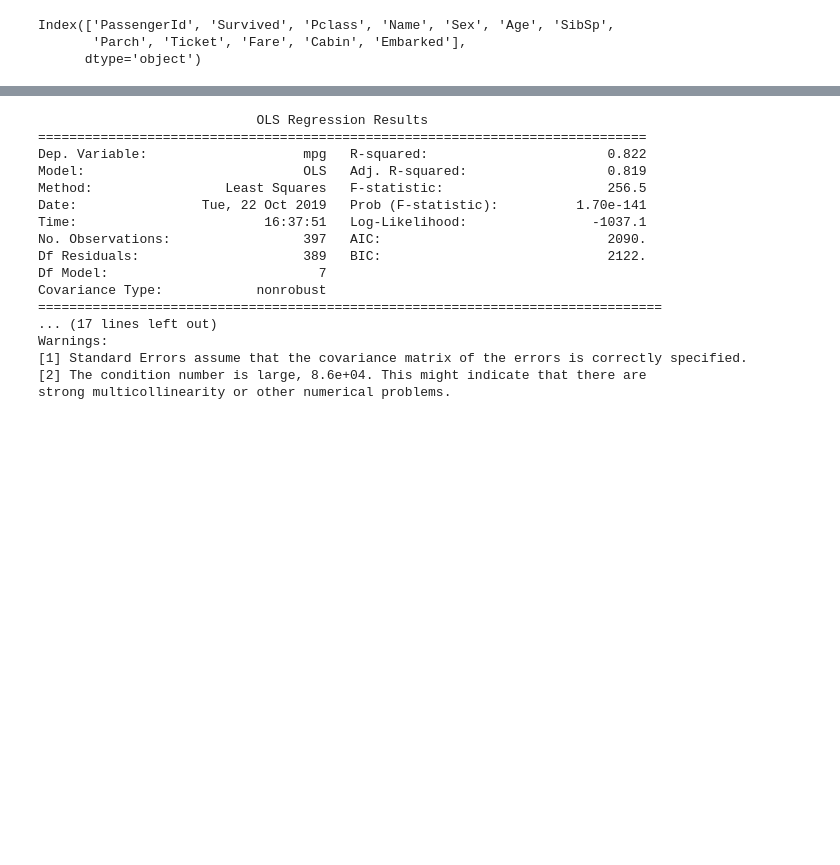
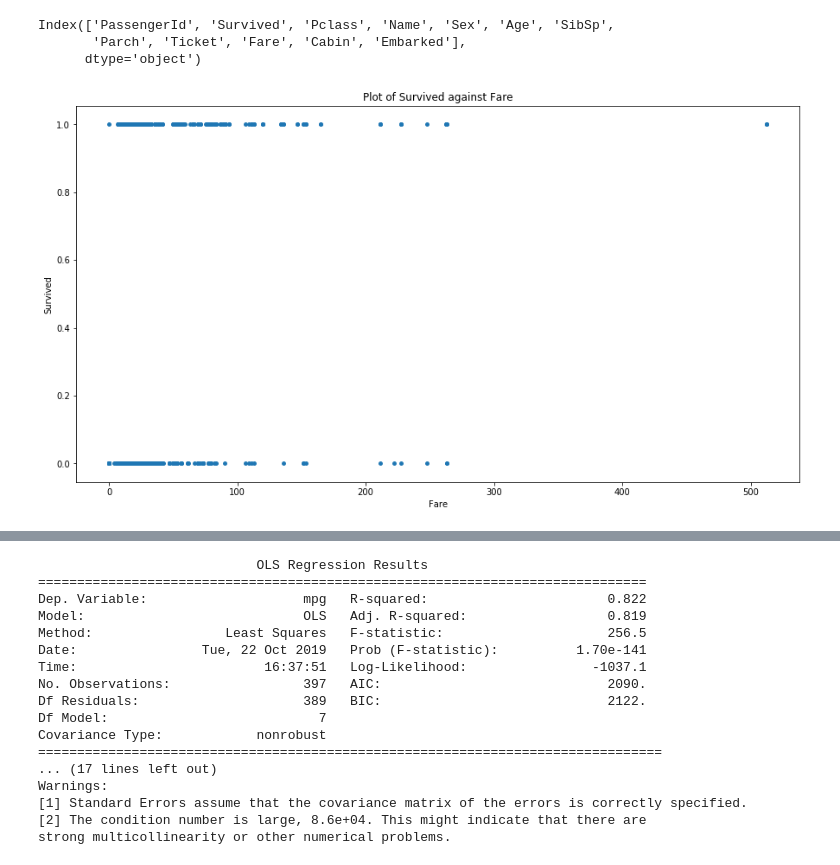
Before and after one commit to danielnyan/bt3103-1d4-statistical-learning, a Jupyter notebook: html_examples/webpages/data/pythoncodes.ipynb, the cells around one changed output, grey strips where cells are left out. Cells and saved outputs as stored; diff of their text form; code cells hidden in the pictures; blank space fills up the shorter version.

```diff
--- a/html_examples/webpages/data/pythoncodes.ipynb
+++ b/html_examples/webpages/data/pythoncodes.ipynb
@@ -25,5 +26,14 @@ df.columns
 Index(['PassengerId', 'Survived', 'Pclass', 'Name', 'Sex', 'Age', 'SibSp',
        'Parch', 'Ticket', 'Fare', 'Cabin', 'Embarked'],
       dtype='object')
+# %%
+plt.figure(figsize=(15,8))
+plt.scatter(df['Fare'], df['Survived'],s = 15)
+plt.title('Plot of Survived against Fare')
+plt.xlabel('Fare')
+plt.ylabel('Survived')
+plt.show()
+# %% [output]
+[figure, added]
 # %%
 plt.figure(figsize=(15,8))
```
Also changed, not shown: parts of 3 cells of this notebook, 6 other files.
